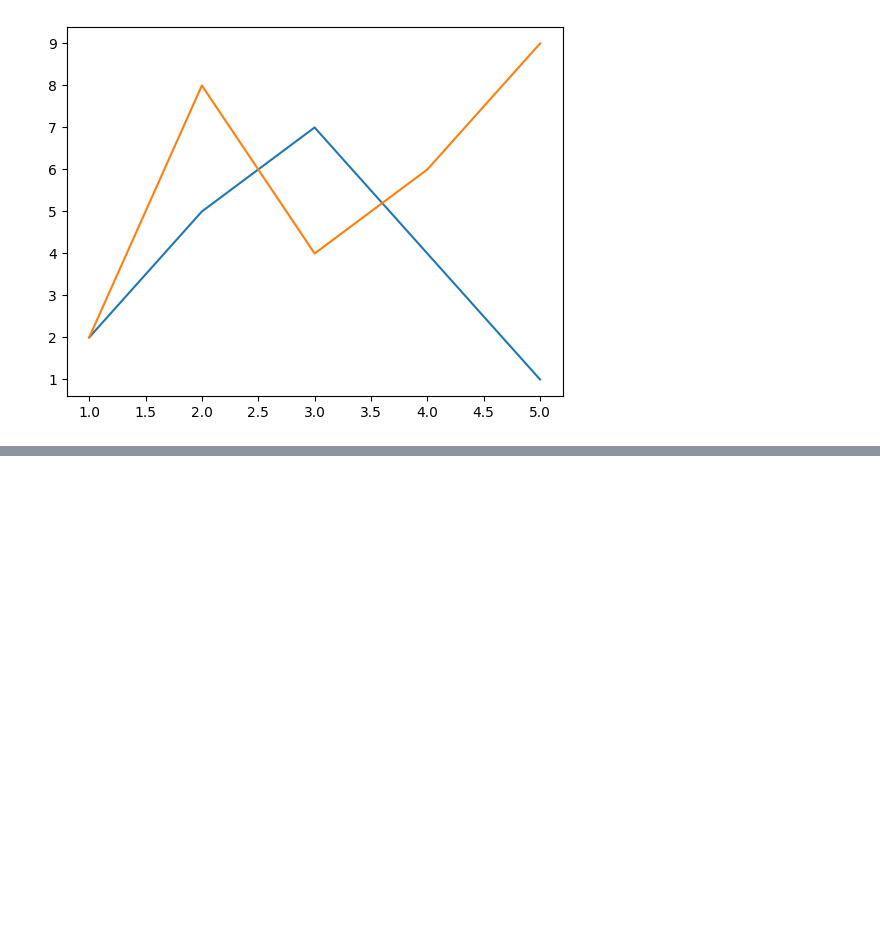
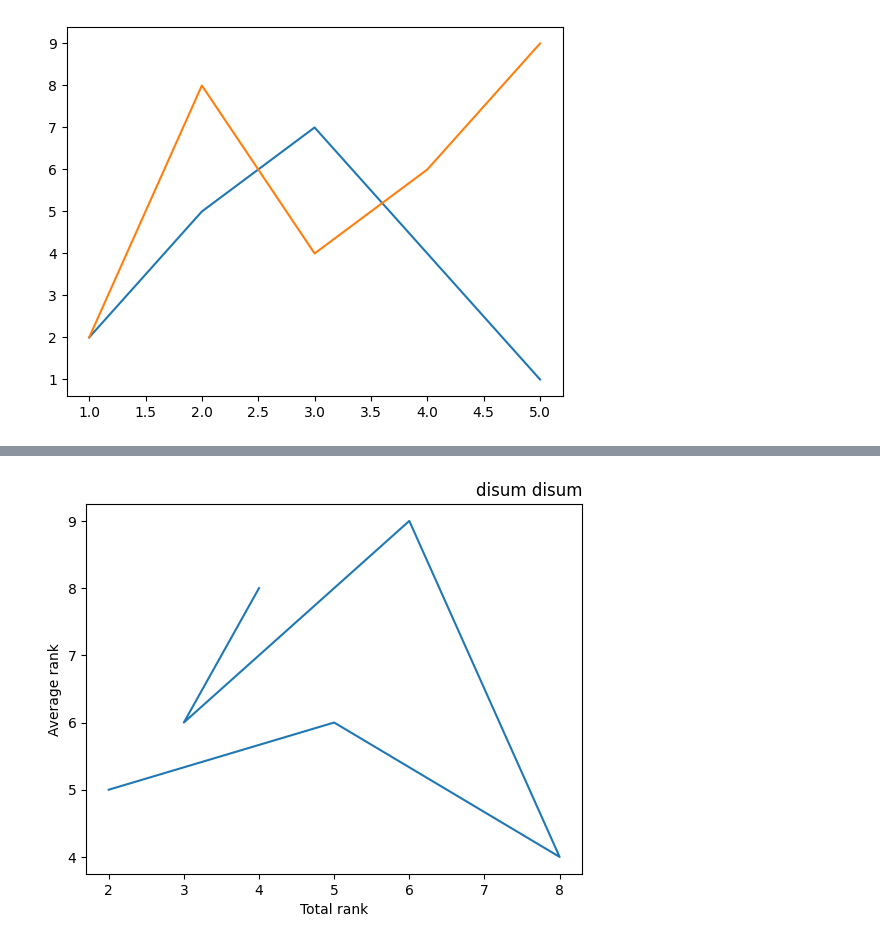
Before and after one commit to BalaMahalakshmi/Python, a Jupyter notebook: matplotlib.ipynb, the cells around one changed output, grey strips where cells are left out. Cells and saved outputs as stored; diff of their text form; code cells hidden in the pictures; blank space fills up the shorter version.

```diff
--- a/matplotlib.ipynb
+++ b/matplotlib.ipynb
@@ -124,0 +156,10 @@ plt.show()
+# %%
+x = np.array([2,5,8,6,3,4])
+y = np.array([5,6,4,9,6,8])
+plt.plot(x, y)
+plt.xlabel("Total rank")
+plt.ylabel("Average rank")
+plt.title("disum disum", loc='right')
+plt.show()
+# %% [output]
+[figure, added]
```
Also changed, not shown: parts of 41 cells of this notebook.
